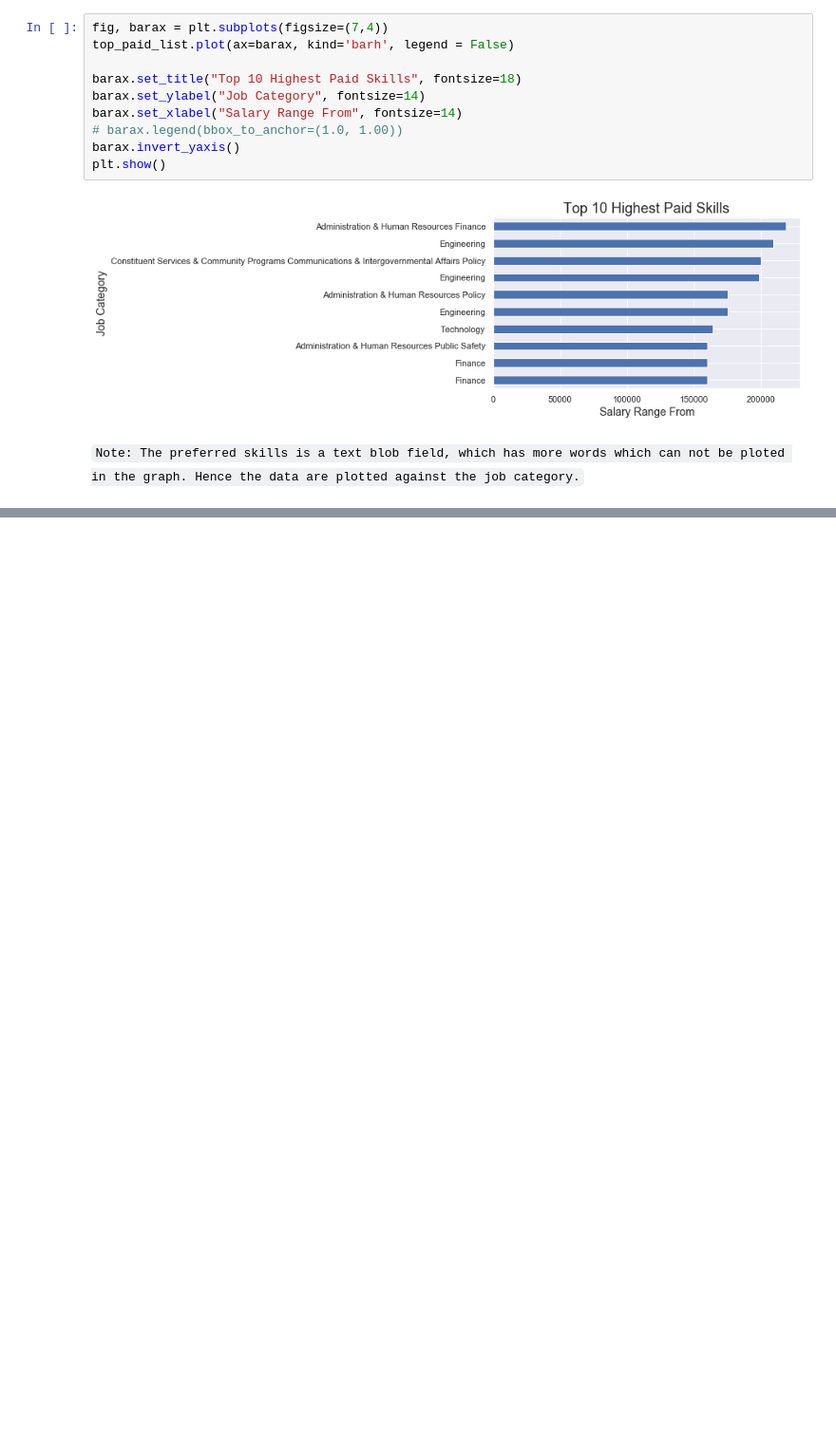
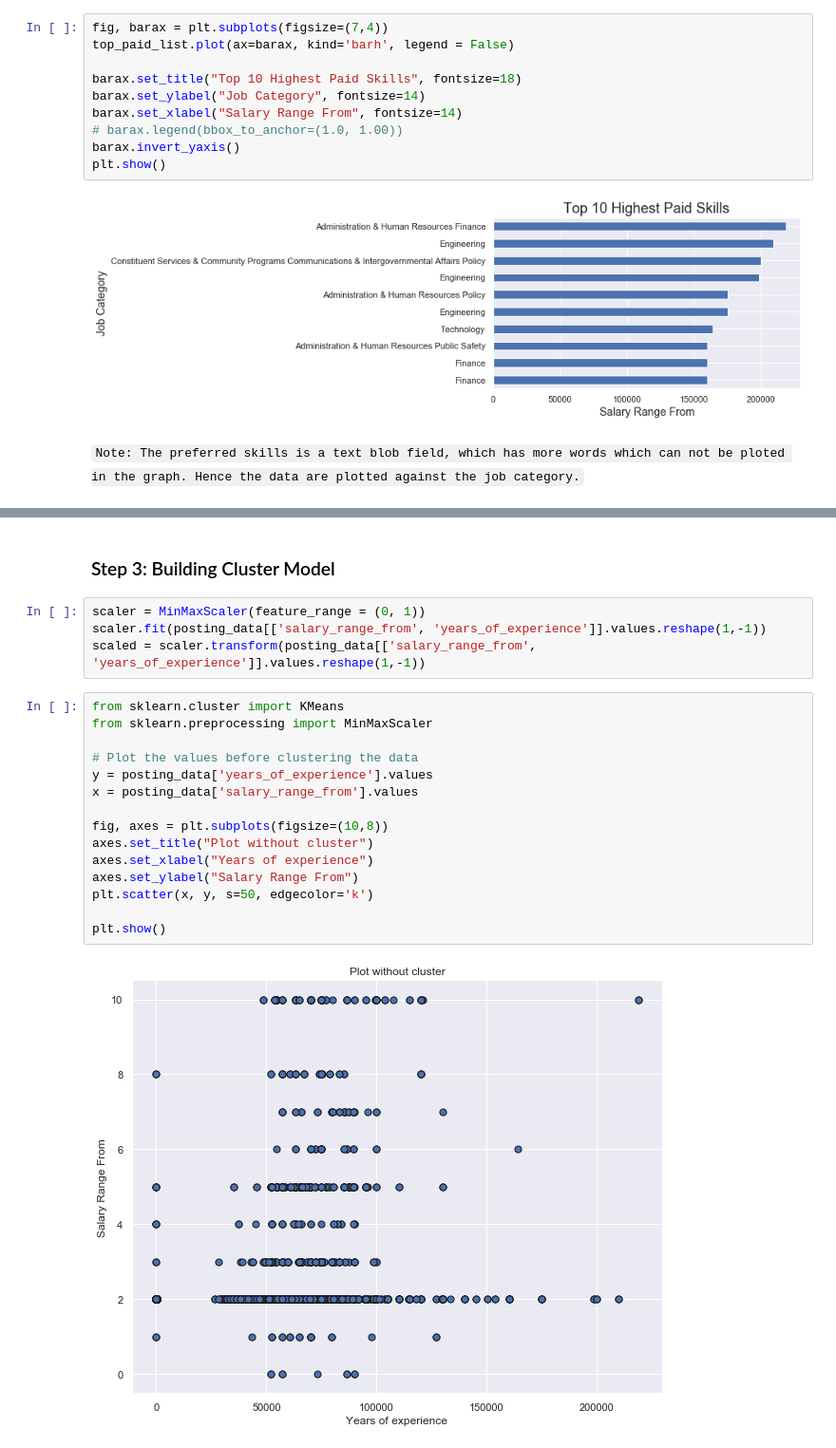
Before and after one commit to Data-Citadel/IDS_GROUP006, a Jupyter notebook: Clustering-New York Job Posting Data-V1.0.ipynb, the cells around one changed output, grey strips where cells are left out. Shown at 95% size. Cells and saved outputs as stored; diff of their text form; blank space fills up the shorter version.

```diff
--- a/Clustering-New York Job Posting Data-V1.0.ipynb
+++ b/Clustering-New York Job Posting Data-V1.0.ipynb
@@ -572,0 +548,23 @@ plt.show()
+# %% [markdown]
+### Step 3: Building Cluster Model
+# %%
+scaler = MinMaxScaler(feature_range = (0, 1))
+scaler.fit(posting_data[['salary_range_from', 'years_of_experience']].values.reshape(1,-1))
+scaled = scaler.transform(posting_data[['salary_range_from', 'years_of_experience']].values.reshape(1,-1))
+# %%
+from sklearn.cluster import KMeans
+from sklearn.preprocessing import MinMaxScaler
+
+# Plot the values before clustering the data
+y = posting_data['years_of_experience'].values
+x = posting_data['salary_range_from'].values
+
+fig, axes = plt.subplots(figsize=(10,8))
+axes.set_title("Plot without cluster")
+axes.set_xlabel("Years of experience")
+axes.set_ylabel("Salary Range From")
+plt.scatter(x, y, s=50, edgecolor='k')
+
+plt.show()
+# %% [output]
+[figure, added]
```
Also changed, not shown: parts of 32 cells of this notebook, 1 other file.
